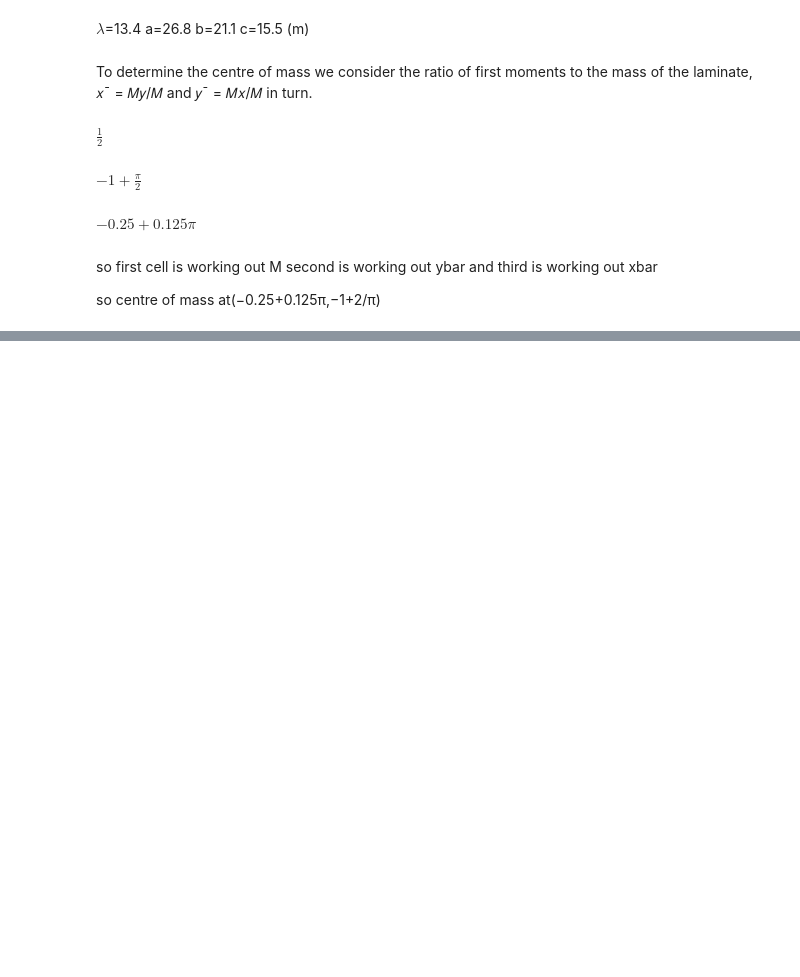
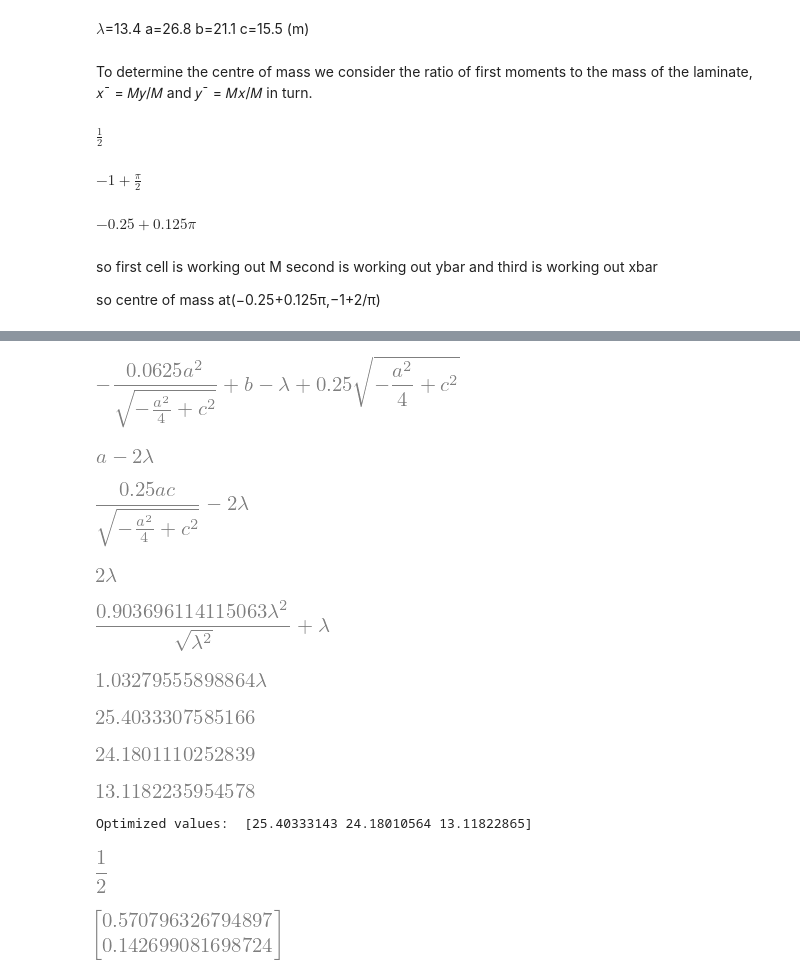
Before and after one commit to vint-j/Chemical-Engineering, a Jupyter notebook: Pastpapers/CP213/Mock exam/Mock Exam.ipynb, the cells around one changed output, grey strips where cells are left out. Saved outputs shown, nothing was run; the diff lists cells and outputs as text; code cells hidden in the pictures; blank space fills up the shorter version.

```diff
--- a/Pastpapers/CP213/Mock exam/Mock Exam.ipynb
+++ b/Pastpapers/CP213/Mock exam/Mock Exam.ipynb
@@ -118,0 +199,60 @@ so centre of mass at(−0.25+0.125π,−1+2/π)
+# %%
+#q2
+a,b,c,l = sp.symbols('a b c lambda')
+constraint=a+2*b+2*c-100
+B=a/2
+H=sp.sqrt(c**2-(a/2)**2)
+function=a*b+(1/2*H*B)
+x,y,z=function.diff(a)-l*constraint.diff(a),function.diff(b)-l*constraint.diff(b),function.diff(c)-l*constraint.diff(c)
+display(x,y,z)
+A=sp.solve(y,a)[0]
+C=sp.solve(z.subs(a,A),c)[1]
+B=sp.solve(x.subs(a,A).subs(c,C),b)[0]
+display(A,B,C)
+L=sp.solve(constraint.subs(a,A).subs(b,B).subs(c,C),l)[0]
+Aval=A.subs(l,L)
+Bval=B.subs(l,L)
+Cval=C.subs(l,L)
+display(Aval,Bval,Cval)
+# %% [output]
+[figure, added]
+[figure, added]
+[figure, added]
+[figure, added]
+[figure, added]
+[figure, added]
+[figure, added]
+[figure, added]
+[figure, added]
+# %%
+import numpy as np
+from scipy.optimize import minimize
+
+def optimize(perimeter):
+    cons = ({'type': 'eq', 'fun' : lambda x: perimeter - (x[0]+2*x[1]+2*x[2])})
+    bnds = ((0, None), (0, None), (0, None))
+    f = lambda x: -(x[0]*x[1] + 0.25*x[0]*np.sqrt(-x[0]**2/4 + x[2]**2))
+    res = minimize(f, (10,2,20), bounds=bnds, constraints=cons)
+    return res
+
+# Call the optimize function to perform the optimization with x[0] surface perimeter of 10
+res = optimize(100)
+
+# Print the optimized values of the decision variables
+print("Optimized values: ", res.x)
+# %% [output]
+Optimized values:  [25.40333143 24.18010564 13.11822865]
+# %%
+x,y=sp.symbols('x y')
+density=sp.cos(y)/y
+M=sp.integrate(density,(y,2*x,sp.pi/2),(x,0,sp.pi/4))
+display(M)
+# %% [output]
+[figure, added]
+# %%
+X=sp.integrate(density*y,(y,2*x,sp.pi/2),(x,0,sp.pi/4))/M
+Y=sp.integrate(density*x,(y,2*x,sp.pi/2),(x,0,sp.pi/4))/M
+coord=sp.Matrix([X.evalf(),Y.evalf()])
+display(coord)
+# %% [output]
+[figure, added]
```
Also changed, not shown: parts of 6 cells of this notebook, 1 other file.
